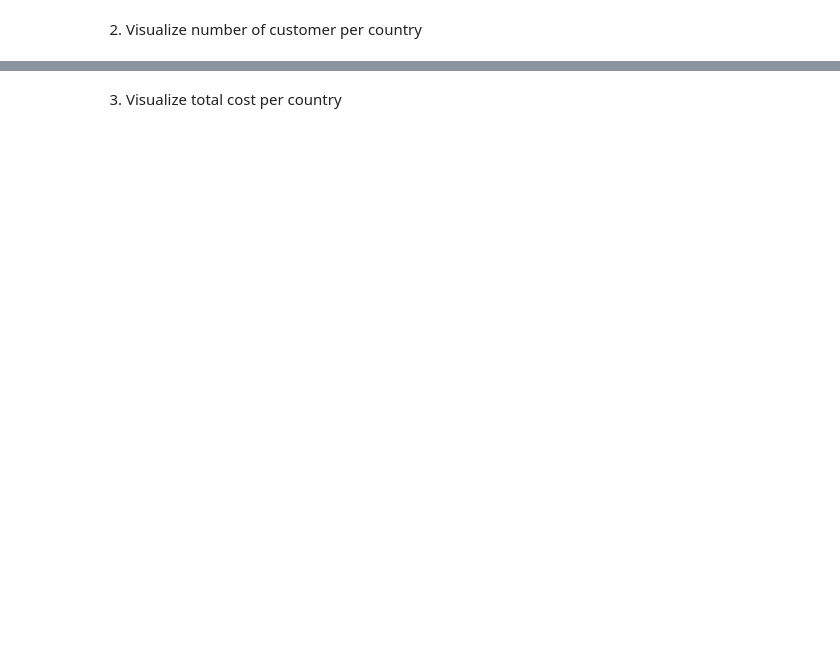
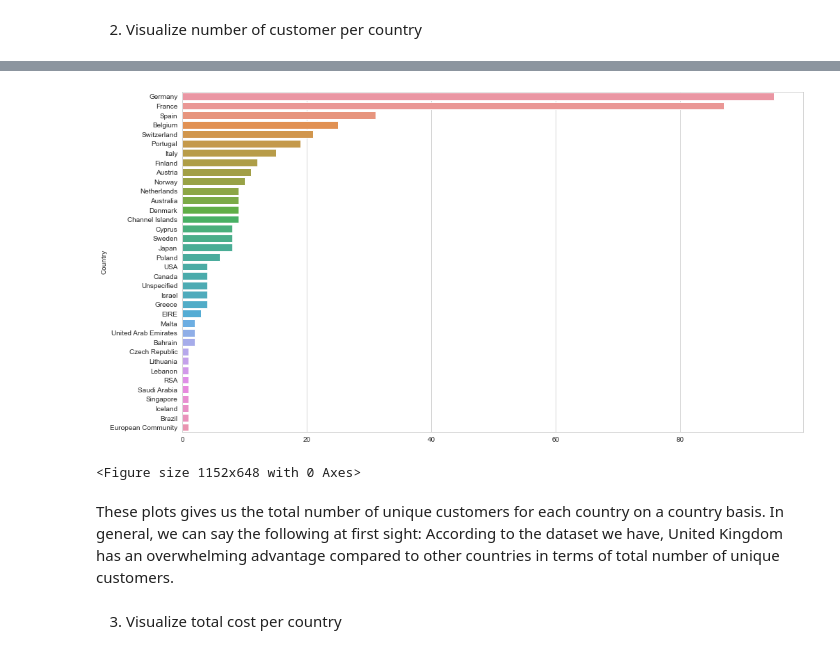
Before and after one commit to Bir01/03_DATA_SCIENCE_MACHINE_LEARNING_MODULE, a Jupyter notebook: 1- Projects/Capstone_Project/Customer_Segmentation_Student_Notebook_Capstone_1_V2.ipynb, the cells around one changed output, grey strips where cells are left out. Drawn from its saved outputs; the diff is of its cells as text; code cells hidden in the pictures; blank space fills up the shorter version.

```diff
--- a/1- Projects/Capstone_Project/Customer_Segmentation_Student_Notebook_Capstone_1_V2.ipynb
+++ b/1- Projects/Capstone_Project/Customer_Segmentation_Student_Notebook_Capstone_1_V2.ipynb
@@ -583,0 +974,20 @@ We also don't want to assign these orders to those customers because this would
+# %%
+# SEABORN
+plt.figure(figsize=(16,9))
+sns.barplot(y = df.groupby('Country')["CustomerID"].nunique().sort_values(ascending=False).iloc[1:].index,
+            x = df.groupby('Country')["CustomerID"].nunique().sort_values(ascending=False).iloc[1:].values);
+# %% [output]
+[figure, added]
+# %%
+# PLOTLY BAR PLOT
+import plotly.express as px
+plt.figure(figsize = (16,9))
+fig = px.bar(df.groupby('Country')["CustomerID"].nunique().sort_values(ascending=False),
+             x = df.groupby('Country')["CustomerID"].nunique().sort_values(ascending=False).iloc[1:],
+             y = df.groupby('Country')["CustomerID"].nunique().sort_values(ascending=False).iloc[1:].index,
+             title="Number of Customers Per Country Without UK")
+fig.update_yaxes(categoryorder='total ascending')
+fig.update_layout(xaxis_title="NUMBER OF CUSTOMER",yaxis_title="COUNTRIES", autosize=False, width=1400, height=700, title_font_color="red",)
+fig.show()
+# %% [output]
+<Figure size 1152x648 with 0 Axes>
@@ -584,2 +1006,6 @@ We also don't want to assign these orders to those customers because this would
+# %% [markdown]
+These plots gives us the total number of unique customers for each country on a country basis.
+In general, we can say the following at first sight:
+According to the dataset we have, United Kingdom has an overwhelming advantage compared to other countries in terms of total number of unique customers.
 # %% [markdown]
 3. Visualize total cost per country
```
Also changed, not shown: parts of 127 cells of this notebook.
